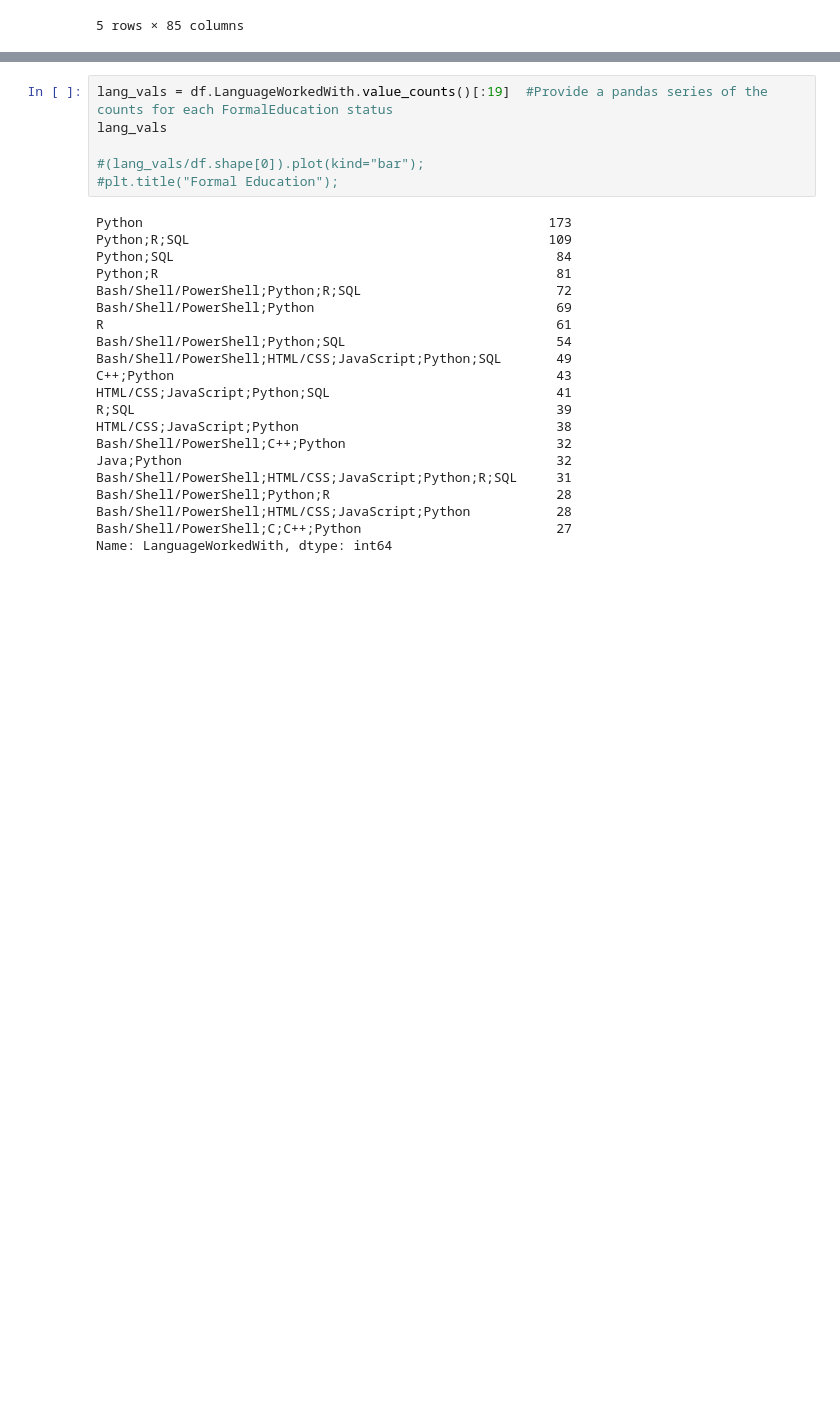
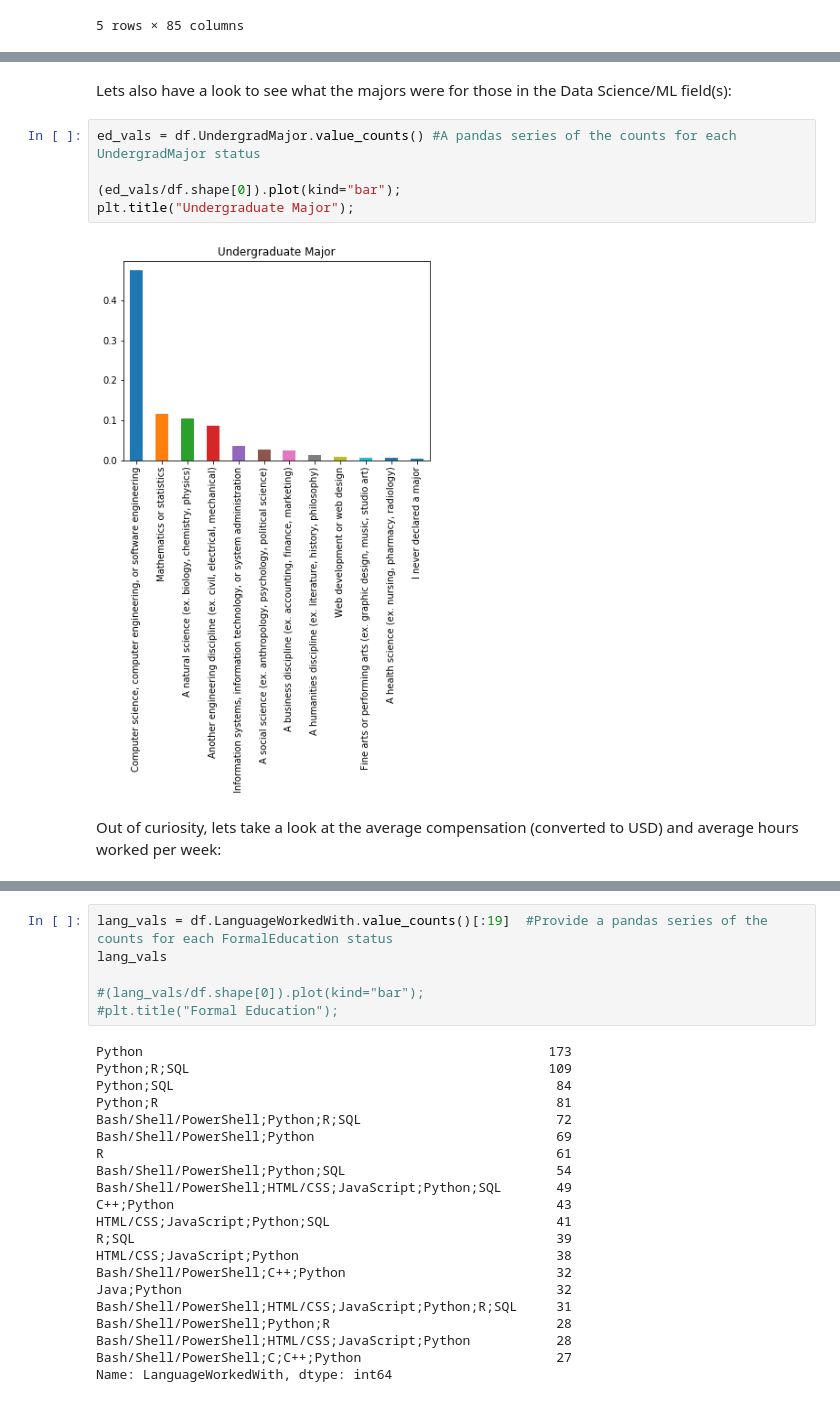
Before and after one commit to lilleboe/stackoverflow_research, a Jupyter notebook: research.ipynb, the cells around one changed output, grey strips where cells are left out. Cells and saved outputs as stored; diff of their text form; blank space fills up the shorter version.

```diff
--- a/research.ipynb
+++ b/research.ipynb
@@ -142,0 +87,11 @@ plt.title("Formal Education");
+# %% [markdown]
+Lets also have a look to see what the majors were for those in the Data Science/ML field(s):
+# %%
+ed_vals = df.UndergradMajor.value_counts() #A pandas series of the counts for each UndergradMajor status
+
+(ed_vals/df.shape[0]).plot(kind="bar");
+plt.title("Undergraduate Major");
+# %% [output]
+[figure, added]
+# %% [markdown]
+Out of curiosity, lets take a look at the average compensation (converted to USD) and average hours worked per week:
```
Also changed, not shown: parts of 52 cells of this notebook, 1 other file.
